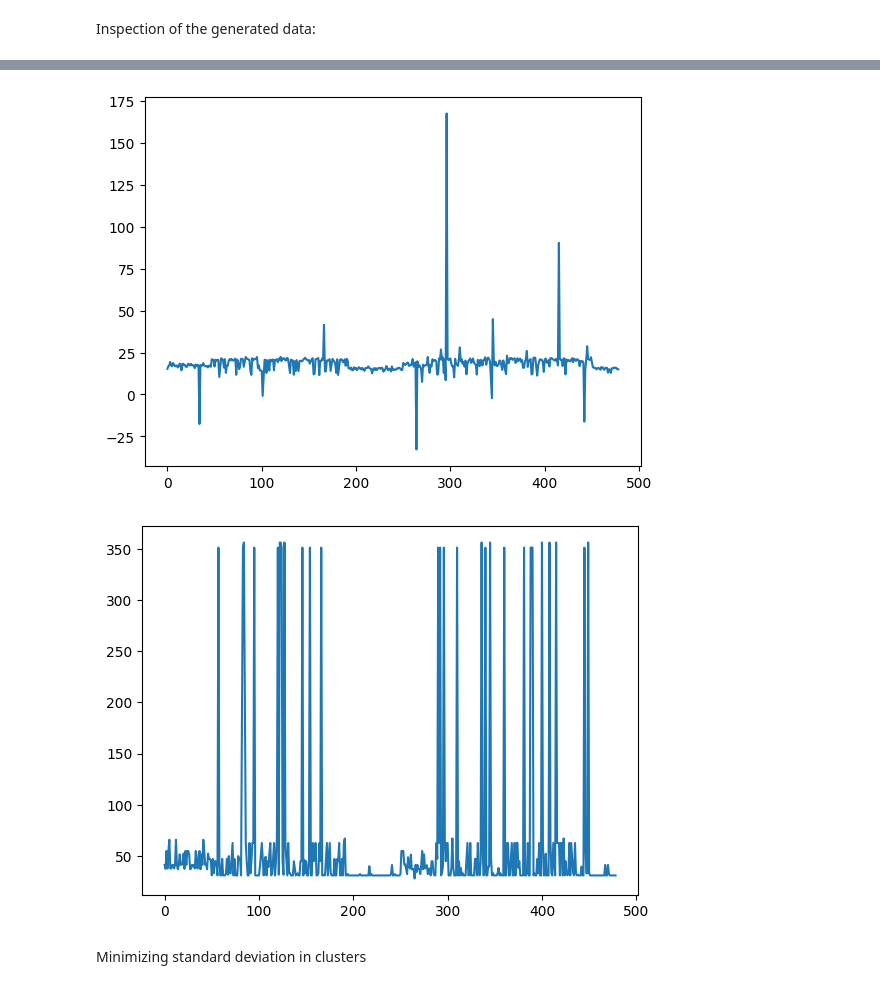
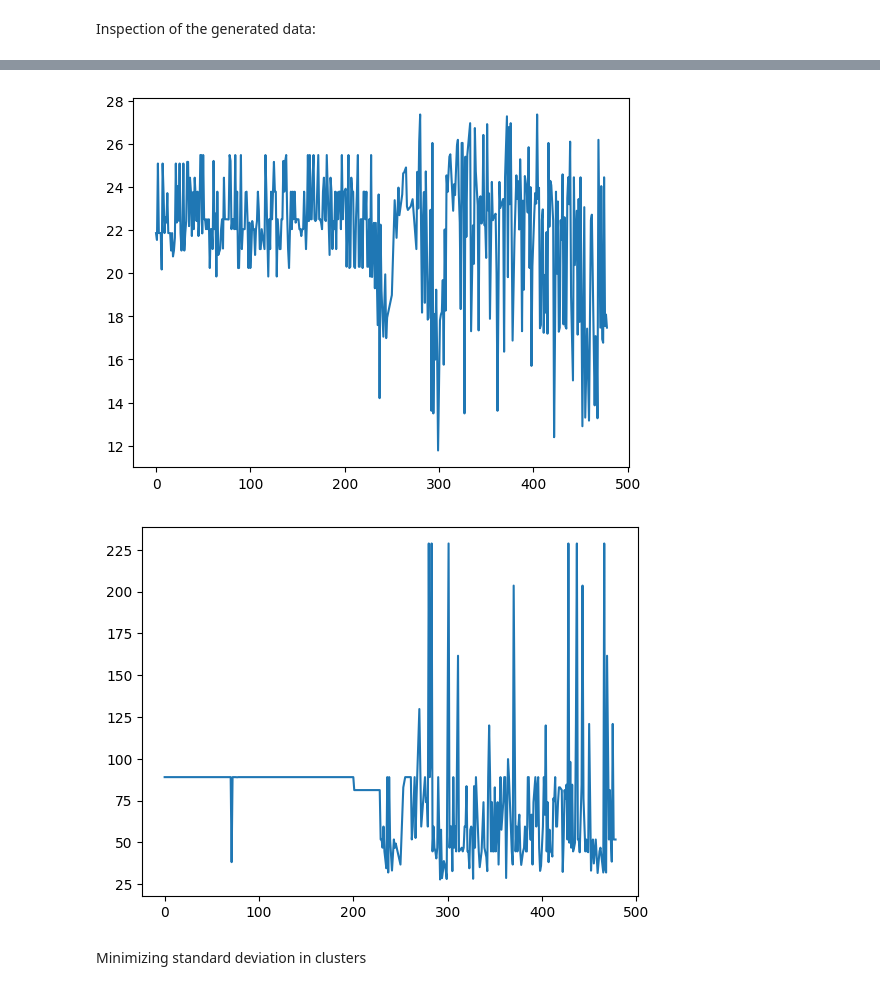
Before and after one commit to MarekJSokolowski/Price-Analysis-in-Tri-City-Restaurants, a Jupyter notebook: analysis.ipynb, the cells around one changed output, grey strips where cells are left out. Cells and saved outputs as stored; diff of their text form; code cells hidden in the pictures.

```diff
--- a/analysis.ipynb
+++ b/analysis.ipynb
@@ -341,0 +737,3 @@ flMap
+# %%
+labels_independent = select_features_by_correlation(learning_dataset[labels_independent])
+labels_independent
@@ -387,22 +817,21 @@ def get_linear_regressor_model(
 
         return model, log
 # %%
-def get_regressor_model(
+def find_best_regressor_model(
     dataFrame,
-    x_column:str, y_column:str, z_column:str, # used pandas.dataFrame columns
+    x_column:str, y_column:str, # used pandas.dataFrame columns
     param_grid:dict=None,
     num_splits=3, # number of KFold splits
     log=True,
     scoring='neg_root_mean_squared_error',
-    regressor='GradientBoostingRegressor'
+    regressor='GradientBoostingRegressor',
 ):
         """
-        get_regressor_model function that fits a regression model to pandas.Dataframe column data
+        find_best_regressor_model function that fits a regression model to pandas.Dataframe column data
 
         :param dataFrame: pandas.dataFrame containing the columns that will be fitted/predicted to/from the estimated model
         :param x_column: str; independent variables (pandas.dataFrame column name)
-        :param y_column: str; independent variables (pandas.dataFrame column name)
-        :param z_column: str; dependent variables (pandas.dataFrame column name)
+        :param y_column: str; dependent variables (pandas.dataFrame column name)
         :param param_grid: dict; parameter settings to try as values of the model
         :param num_splits: int; number of KFold splits
         :param log: bool; if True, the error log is returned at the end of the scrap_inyourpocket function
@@ -425,12 +854,12 @@ def get_regressor_model(
             regressor = RandomForestRegressor()
 
         # input data
-        x = dataFrame[[x_column, y_column]].values
+        x = dataFrame[x_column].values
         # output data
-        y = dataFrame[z_column].values
+        y = dataFrame[y_column].values
 
 
-        # pipeline of the learning model
+        # Pipeline of the learning model
         pipeline = Pipeline([
             ('scaler', StandardScaler()),
             ('regressor', regressor)
@@ -451,4 +880,4 @@ def get_regressor_model(
                    ])
 
 
-        return best_model, log
+        return best_model, searchCV_grid.best_params_, log
@@ -474,3 +998,5 @@ First, I predict directly 'price_min'/'price_max' from 'latitude', 'longitude'
+# %%
+parameters = {'dataFrame':learning_dataset, 'x_column':labels_independent}
 # %% [markdown]
 Estimating Linear Regression model:
 # %%
@@ -572,15 +1131,7 @@ Applayng best models to *df*:
 # %%
-df['predicted min price'] = df.apply(lambda x: predict_values(
-    model=price_min_linear_Model,
-    x=[x[coords]],
-    y=x['price_min']),
-    axis=1)
+prediction_dataset['predicted min price'] = price_min_randomForest_Model.predict(prediction_dataset[labels_independent])
 
-df['predicted max price'] = df.apply(lambda x: predict_values(
-    model=price_min_GBR_Model,
-    x=[x[coords]],
-    y=x['price_max']),
-    axis=1)
+prediction_dataset['predicted max price'] = price_min_GBR_Model.predict(prediction_dataset[labels_independent])
 # %% [markdown]
 Inspection of the generated data:
 # %%
@@ -609,12 +1154,12 @@ plt.show()
 # %%
-df['predicted min price'].plot()
+prediction_dataset['predicted min price'].plot()
 plt.show()
 # %% [output]
-[figure, old version]
+[figure, new version]
 # %%
-df['predicted max price'].plot()
+prediction_dataset['predicted max price'].plot()
 plt.show()
 # %% [output]
-[figure, old version]
+[figure, new version]
 # %% [markdown]
 Minimizing standard deviation in clusters
```
Also changed, not shown: parts of 81 cells of this notebook.
